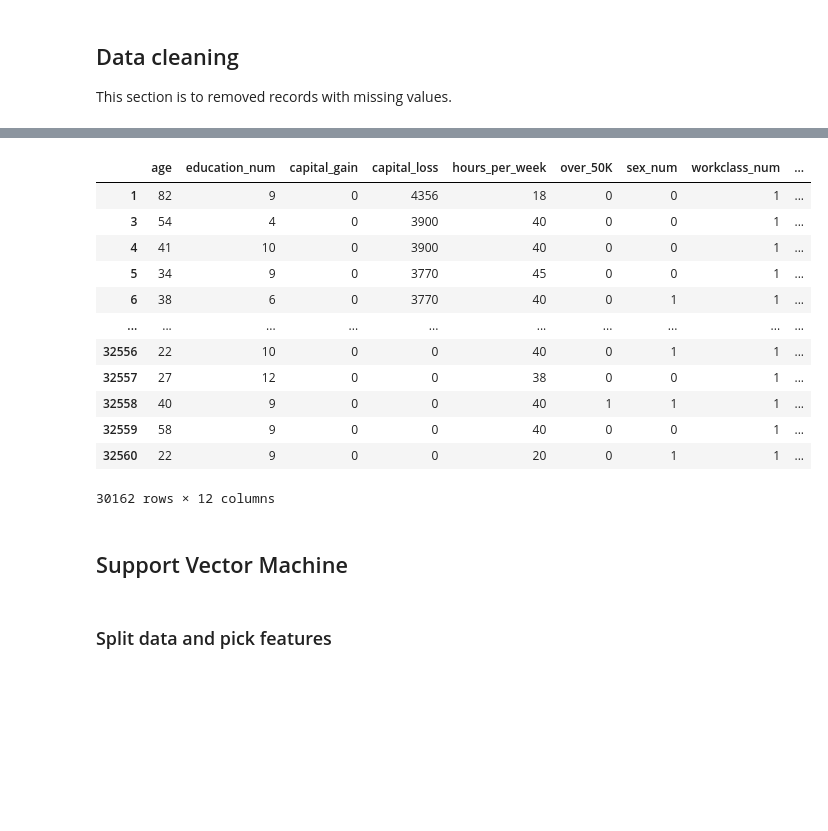
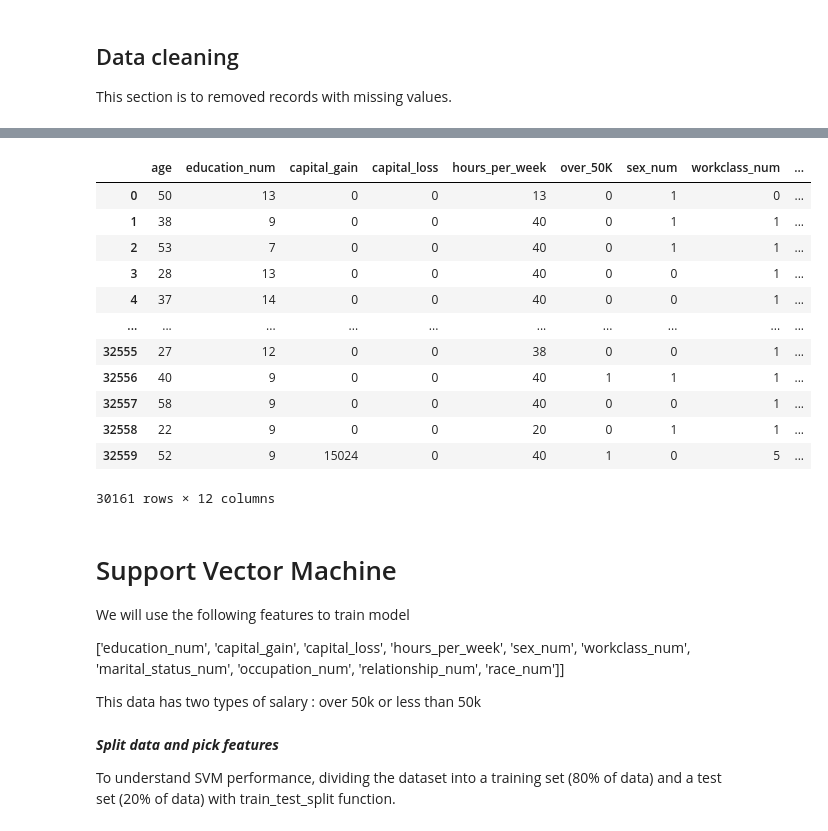
Before and after one commit to ngonhan2k5/cs-ml, a Jupyter notebook: proj1/svm.ipynb, the cells around one changed output, grey strips where cells are left out. Drawn from its saved outputs; the diff is of its cells as text; code cells hidden in the pictures; blank space fills up the shorter version.

```diff
--- a/proj1/svm.ipynb
+++ b/proj1/svm.ipynb
@@ -29,6 +26,5 @@ InteractiveShell.ast_node_interactivity = "all"
 # %%
-# df = pd.read_csv('https://archive.ics.uci.edu/ml/machine-learning-databases/adult/adult.data', skipinitialspace=True, na_values="?")
-df  = pd.read_csv("../input/adult-census-income/adult.csv", skipinitialspace=True, na_values="?")
+df = pd.read_csv('https://archive.ics.uci.edu/ml/machine-learning-databases/adult/adult.data', skipinitialspace=True, na_values="?")
 df.columns = ['age', 'workclass', 'fnlwgt', 'education',
                      'education_num', 'marital_status', 'occupation', 'relationship', 'race', 'sex',
                      'capital_gain', 'capital_loss', 'hours_per_week', 'native_country', 'income']
@@ -42,38 +51,47 @@ cleaned_df = df.copy('true').dropna(axis=0)
 # %%
-cleaned_df['over_50K'] = np.where(filtered_df.income == '<=50K', 0, 1)
-cleaned_df['sex_num'] = np.where(filtered_df.sex == 'Female', 0, 1)
+
+cleaned_df['over_50K'] = np.where(cleaned_df.income == '<=50K', 0, 1)
+cleaned_df['sex_num'] = np.where(cleaned_df.sex == 'Female', 0, 1)
 
 cleaned_df['workclass_num'] = cleaned_df.workclass.map({'Self-emp-not-inc' : 0, 'Private':1, 'State-gov':2,
                                                           'Without-pay':3, 'Local-gov':4, 'Self-emp-inc':5, 'Federal-gov':6, 'Never-worked':7}).astype(int)
 
 
 cleaned_df['marital_status_num'] = cleaned_df['marital_status'].map({'Never-married' : 0, 'Widowed' : 1, 'Separated' : 2,
                                                                        'Married-spouse-absent' : 3, 'Married-civ-spouse' : 4, 'Divorced' : 5, 'Married-AF-spouse' : 6}).astype(int)
 
 cleaned_df['occupation_num'] = cleaned_df['occupation'].map({'Farming-fishing' : 0, 'Other-service' : 1, 'Transport-moving' : 2, 'Protective-serv' : 3, 'Exec-managerial' : 4, 'Armed-Forces' : 5,
  'Machine-op-inspct' : 6, 'Prof-specialty' : 7, 'Tech-support' : 8, 'Handlers-cleaners' : 9, 'Priv-house-serv' : 10, 'Adm-clerical' : 11, 'Craft-repair' : 12, 'Sales' : 13}).astype(int)
 
 cleaned_df['relationship_num'] = cleaned_df['relationship'].map({'Wife' : 0, 'Unmarried' : 1, 'Own-child' : 2, 'Husband' : 3, 'Other-relative' : 4, 'Not-in-family' : 5}).astype(int)
 cleaned_df['race_num'] = cleaned_df['race'].map({'White':0, 'Black':1, 'Asian-Pac-Islander':2, 'Amer-Indian-Eskimo':3, 'Other':4})
 
 cleaned_df.drop(columns=['fnlwgt', 'education', 'workclass', 'income', 'marital_status', 'occupation', 'sex', 'relationship', 'native_country', 'race'])
 # %% [output]
 |  | age | education_num | capital_gain | capital_loss | hours_per_week | over_50K | sex_num | workclass_num | ... |
-| 1 | 82 | 9 | 0 | 4356 | 18 | 0 | 0 | 1 | ... |
-| 3 | 54 | 4 | 0 | 3900 | 40 | 0 | 0 | 1 | ... |
-| 4 | 41 | 10 | 0 | 3900 | 40 | 0 | 0 | 1 | ... |
-| 5 | 34 | 9 | 0 | 3770 | 45 | 0 | 0 | 1 | ... |
-| 6 | 38 | 6 | 0 | 3770 | 40 | 0 | 1 | 1 | ... |
+| 0 | 50 | 13 | 0 | 0 | 13 | 0 | 1 | 0 | ... |
+| 1 | 38 | 9 | 0 | 0 | 40 | 0 | 1 | 1 | ... |
+| 2 | 53 | 7 | 0 | 0 | 40 | 0 | 1 | 1 | ... |
+| 3 | 28 | 13 | 0 | 0 | 40 | 0 | 0 | 1 | ... |
+| 4 | 37 | 14 | 0 | 0 | 40 | 0 | 0 | 1 | ... |
 | ... | ... | ... | ... | ... | ... | ... | ... | ... | ... |
-| 32556 | 22 | 10 | 0 | 0 | 40 | 0 | 1 | 1 | ... |
-| 32557 | 27 | 12 | 0 | 0 | 38 | 0 | 0 | 1 | ... |
-| 32558 | 40 | 9 | 0 | 0 | 40 | 1 | 1 | 1 | ... |
-| 32559 | 58 | 9 | 0 | 0 | 40 | 0 | 0 | 1 | ... |
-| 32560 | 22 | 9 | 0 | 0 | 20 | 0 | 1 | 1 | ... |
+| 32555 | 27 | 12 | 0 | 0 | 38 | 0 | 0 | 1 | ... |
+| 32556 | 40 | 9 | 0 | 0 | 40 | 1 | 1 | 1 | ... |
+| 32557 | 58 | 9 | 0 | 0 | 40 | 0 | 0 | 1 | ... |
+| 32558 | 22 | 9 | 0 | 0 | 20 | 0 | 1 | 1 | ... |
+| 32559 | 52 | 9 | 15024 | 0 | 40 | 1 | 0 | 5 | ... |
-30162 rows × 12 columns
+30161 rows × 12 columns
-# %% [markdown]
-## Support Vector Machine
-# %% [markdown]
-### Split data and pick features
+# %% [markdown]
+# Support Vector Machine
+
+We will use the following features to train model
+
+['education_num', 'capital_gain', 'capital_loss', 'hours_per_week', 'sex_num', 'workclass_num', 'marital_status_num', 'occupation_num', 'relationship_num', 'race_num']]
+
+This data has two types of salary : over 50k or less than 50k
+# %% [markdown]
+***Split data and pick features***
+
+To understand SVM performance, dividing the dataset into a training set (80% of data) and a test set (20% of data) with train_test_split function.
 # %%
 from sklearn.model_selection import train_test_split
```
Also changed, not shown: parts of 26 cells of this notebook.
